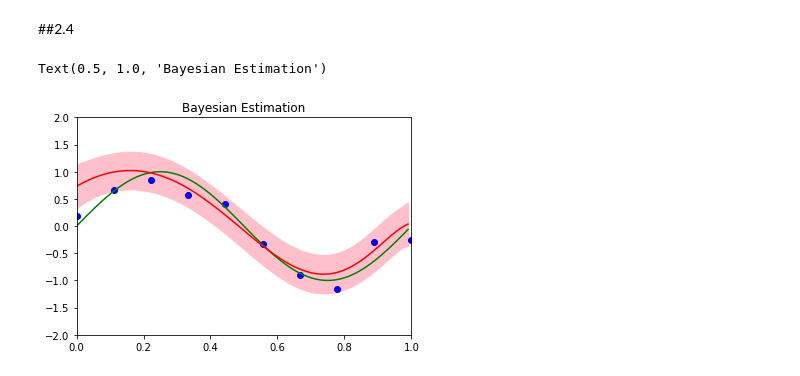
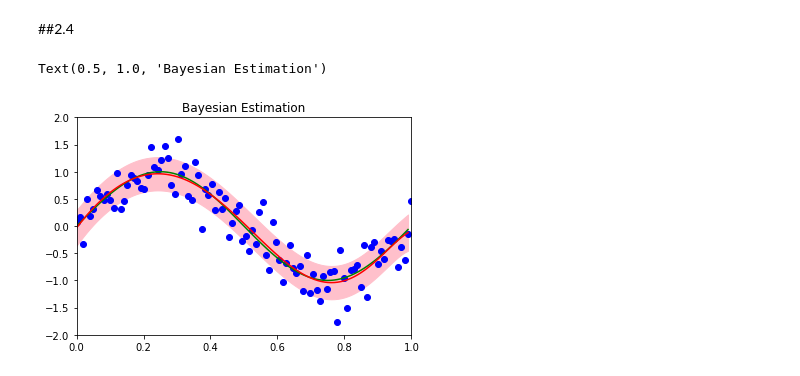
Before and after one commit to NitCoh/NLPAss1, a Jupyter notebook: part1.ipynb, the cells around one changed output. Saved outputs shown, nothing was run; the diff lists cells and outputs as text; code cells hidden in the pictures.

```diff
--- a/part1.ipynb
+++ b/part1.ipynb
@@ -252,9 +252,6 @@ class n_gram_model(LangModell):
         lm[history][word]+=1
 
     def normalize(counter):
-
-       #(c+gamma)/(N+B*gamma) according to the lidstone estimator from the NLTK docs.
-
         N = float(sum(counter.values()))
         B = len(counter)
         return { word : c+self.gamma/(N+B*self.gamma) for word,c in counter.items()}
@@ -264,11 +261,8 @@ class n_gram_model(LangModell):
     self.outlm = {hist:normalize(cntr) for hist, cntr in lm.items()}
 
   def predict_next_word(self, prev_words,chars=False):
-    if chars:
-      possible_words = self.outln(tuple(prev_words))
-    else:
-      possible_words =  self.outlm[tuple(nltk.word_tokenize(prev_words.lower()))]
-    next_word, prob = max(possible_words.items(), key=lambda x:x[1])
+    possible_words =  self.outlm[tuple(prev_words.lower().split())]
+    next_word, prob = max(possible_words.items(), key=lambda x:x[1] if x[0] not in ['<','>','unk','N'] else 0)
     return next_word,prob
 
   def evaluate_next_word(self, prev_words,next_word):
@@ -302,7 +296,6 @@ def perplexity(model,test_filename,pre_process=True,n=2):
   return answer
 
 def cross_entropy(model,test_filename,pre_process=True):
-  #TODO: validate how to calculate it
   if pre_process == True:
     ptb_preprocess([test_filename])
     filename = test_filename+'.out'
@@ -395,6 +388,6 @@ Text(0, 0.5, 'PERPLEXITY')
 best_n = 3
 best_gamma =1
 
-lm = train_word_gen('../data/ptb.train.txt',n=best_n,gamma=best_gamma)
-print(perplexity(lm,'../data/ptb.test.txt',n=best_n))
+lmWords = train_word_gen('../data/ptb.train.txt',n=best_n,gamma=best_gamma)
+print(perplexity(lmWords,'../data/ptb.test.txt',n=best_n))
 # %% [output]
@@ -807,33 +821,35 @@ def bayesianEst(x,t,M,alpha,sigma2):
 
   return (mean,variance)
 # %%
-x, t = generateDataset(N=10,f=lambda x: math.sin(2*np.pi*x),sigma=math.sqrt(1/11.1))
-m,v = bayesianEst(x,y_train,9,0.005,1/11.1)
 
+x, t = generateDataset(N=100,f=lambda x: math.sin(2*np.pi*x),sigma=math.sqrt(1/11.1))
+m,v = bayesianEstimator(x,t,9,0.005,1/11.1)
+
+# x_real = sorted(np.random.normal(0,1,100)
 x_real = np.arange(0, 1, 0.01)
 y_real = np.sin(2*np.pi*x_real)
 
 
 m = np.vectorize(m)
 v = np.vectorize(v)
 mean = m(x_real)
 #mean = [m(t) for t in x_real]
 variance = v(x_real)
 #variance = [v(t) for t in x_real]
 
 SD = np.sqrt(variance)
 upper = mean + SD
 lower = mean - SD
 
 
 
 plt.plot(x, t, 'bo')
 plt.plot(x_real, y_real, 'g-')
 plt.plot(x_real, mean, 'r-')
 plt.fill_between(x_real, upper, lower, color='pink')
 plt.xlim(0.0, 1.0)
 plt.ylim(-2, 2)
 plt.title('Bayesian Estimation')
 # %% [output]
 Text(0.5, 1.0, 'Bayesian Estimation')
-[figure, old version]
+[figure, new version]
```
Also changed, not shown: parts of 36 cells of this notebook.
